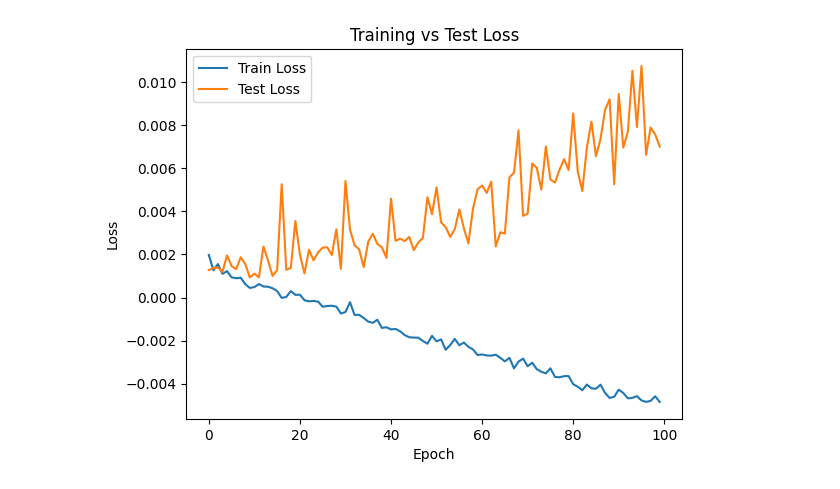
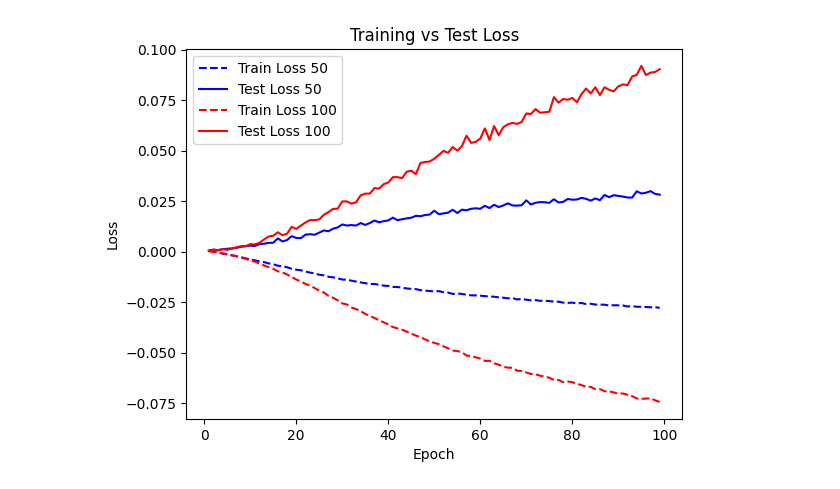
Before and after one commit to 97hongjun/Epinet-Pytorch, a Jupyter notebook: test.ipynb, the cells around one changed output. Drawn from its saved outputs; the diff is of its cells as text; code cells hidden in the pictures.

Commit message:
fix bugs in plotting code.

```diff
--- a/test.ipynb
+++ b/test.ipynb
@@ -4,15 +4,25 @@ import matplotlib.pyplot as plt
 # %%
 
 # Read the loss data
-loss_data = pd.read_csv('training_loss.log', header=None, names=['epoch', 'train_loss', 'test_loss'])
+
+input_dim = 10
+hidden_dims_model = [50, 50]
+output_dims = 2
+hidden_dims_agent = [50, 50]
+filename = f"training_loss_in{input_dim}_hid{hidden_dims_model[0]}_out{output_dims}_hid{hidden_dims_agent[0]}.log"
+filename2 = f"training_loss_in{input_dim}_hid{hidden_dims_model[0]}_out{output_dims}_hid{100}.log"
+loss_data = pd.read_csv(filename, header='infer', dtype=float)
+loss_data2 = pd.read_csv(filename2, header='infer', dtype=float)
 
 # Plot both losses
-plt.plot(loss_data['epoch'], loss_data['train_loss'], label='Train Loss')
-plt.plot(loss_data['epoch'], loss_data['test_loss'], label='Test Loss')
+plt.plot(loss_data['epoch'], loss_data['train_loss'], label='Train Loss 50', linestyle='--', color='b')
+plt.plot(loss_data['epoch'], loss_data['test_loss'], label='Test Loss 50', linestyle='-', color='b')
+plt.plot(loss_data2['epoch'], loss_data2['train_loss'], label='Train Loss 100', linestyle='--', color='r')
+plt.plot(loss_data2['epoch'], loss_data2['test_loss'], label='Test Loss 100', linestyle='-', color='r')
 plt.xlabel('Epoch')
 plt.ylabel('Loss')
 plt.title('Training vs Test Loss')
 plt.legend()
 plt.show()
 # %% [output]
-[figure, old version]
+[figure, new version]
```
Also changed, not shown: 1 other file.
